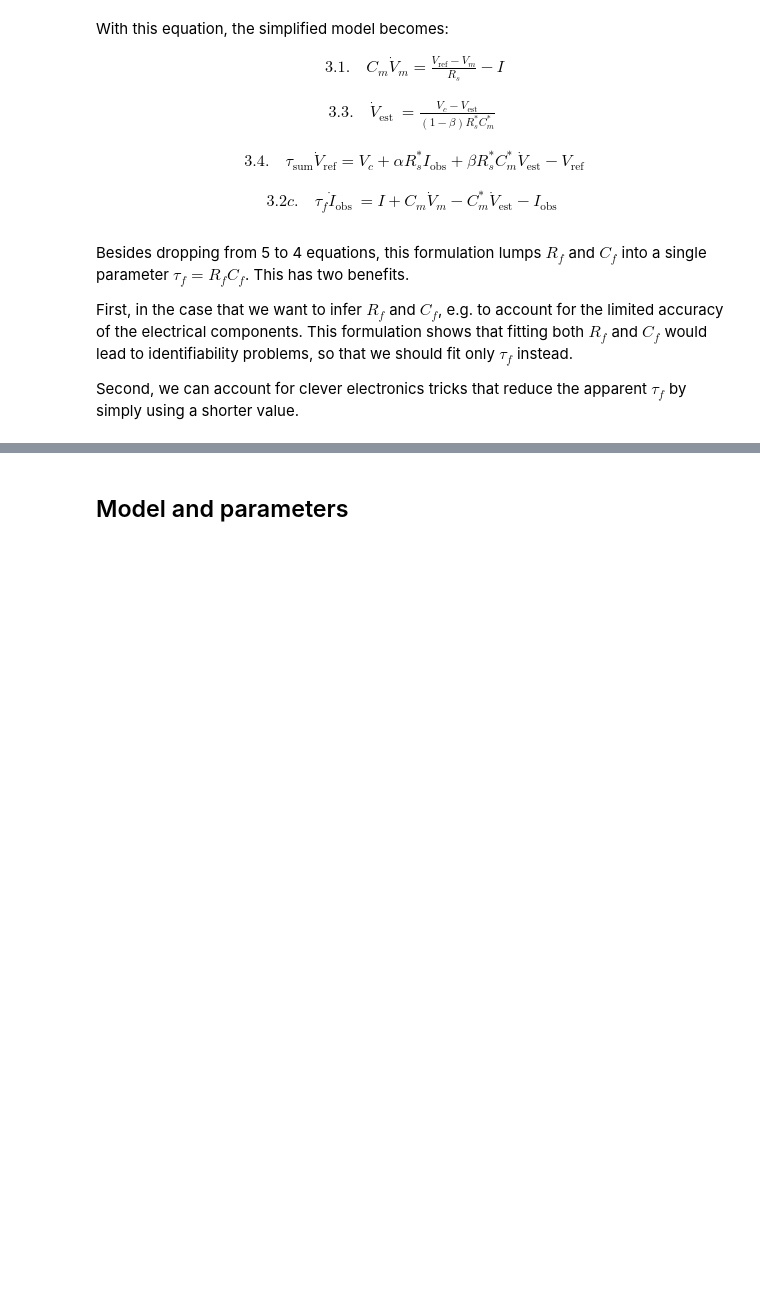
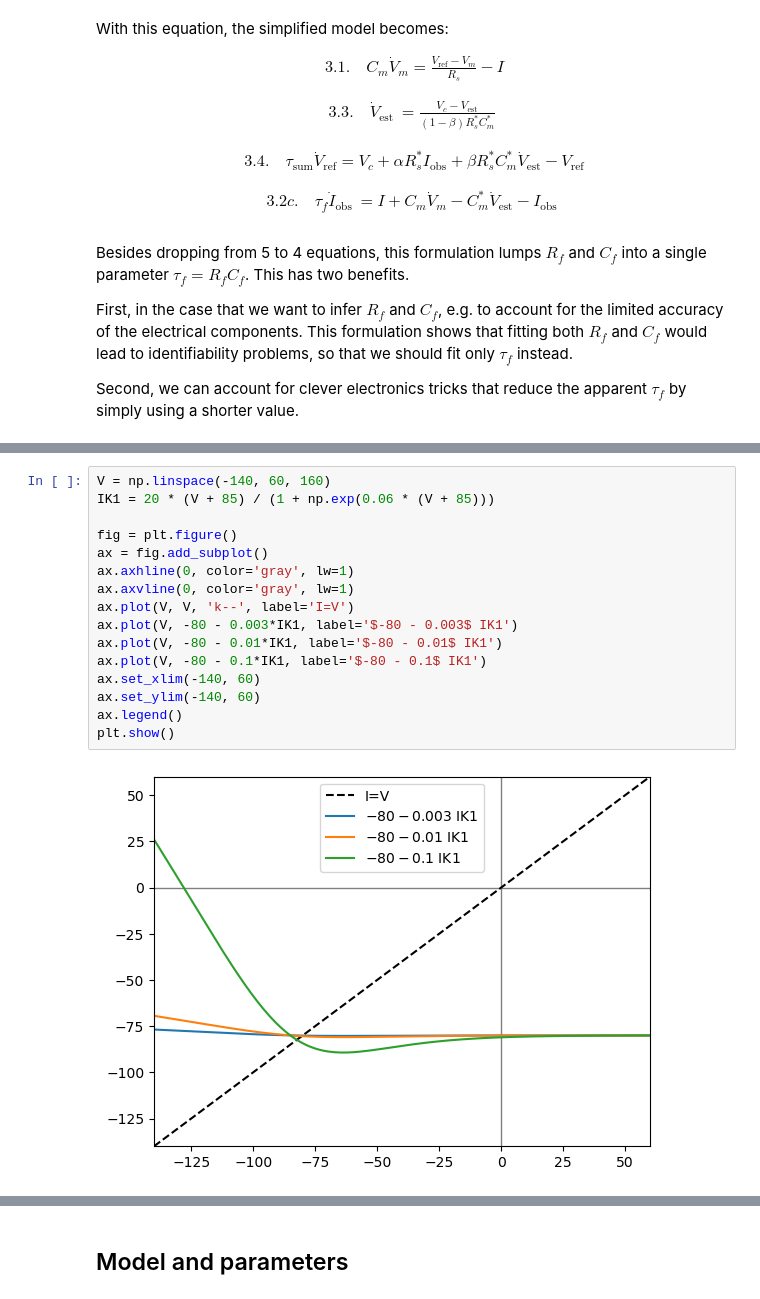
Before and after one commit to CardiacModelling/fitting-notebooks, a Jupyter notebook: artefacts/artefacts-4-simplified.ipynb, the cells around one changed output, grey strips where cells are left out. Cells and saved outputs as stored; diff of their text form; blank space fills up the shorter version.

```diff
--- a/artefacts/artefacts-4-simplified.ipynb
+++ b/artefacts/artefacts-4-simplified.ipynb
@@ -502,0 +536,18 @@ I_\text{obs}(0) = I(0)
+# %%
+V = np.linspace(-140, 60, 160)
+IK1 = 20 * (V + 85) / (1 + np.exp(0.06 * (V + 85)))
+
+fig = plt.figure()
+ax = fig.add_subplot()
+ax.axhline(0, color='gray', lw=1)
+ax.axvline(0, color='gray', lw=1)
+ax.plot(V, V, 'k--', label='I=V')
+ax.plot(V, -80 - 0.003*IK1, label='$-80 - 0.003$ IK1')
+ax.plot(V, -80 - 0.01*IK1, label='$-80 - 0.01$ IK1')
+ax.plot(V, -80 - 0.1*IK1, label='$-80 - 0.1$ IK1')
+ax.set_xlim(-140, 60)
+ax.set_ylim(-140, 60)
+ax.legend()
+plt.show()
+# %% [output]
+[figure, added]
```
Also changed, not shown: parts of 10 cells of this notebook.
